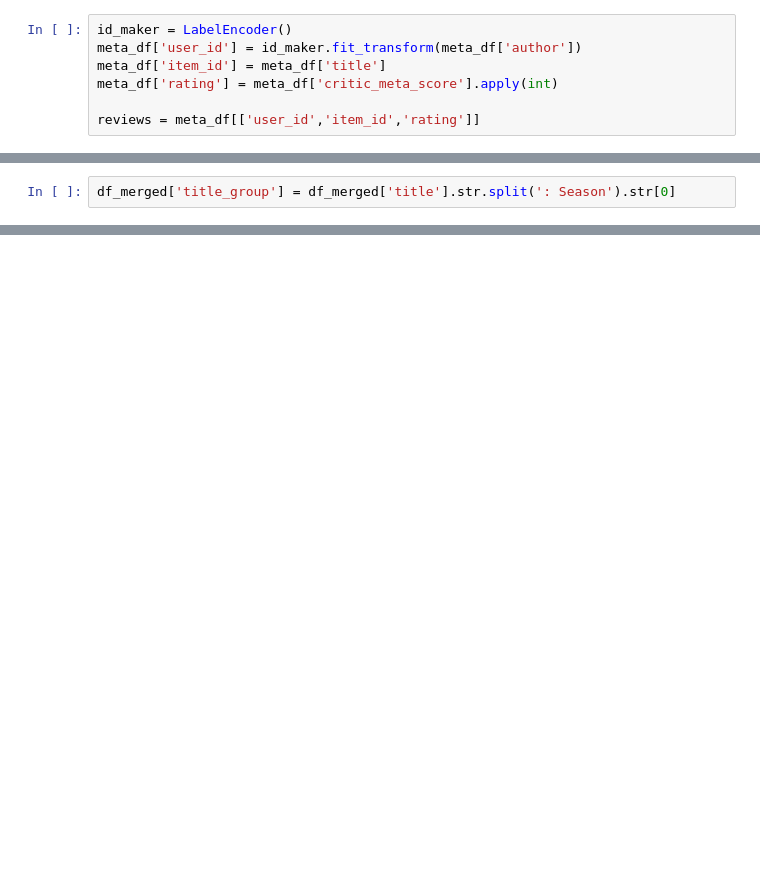
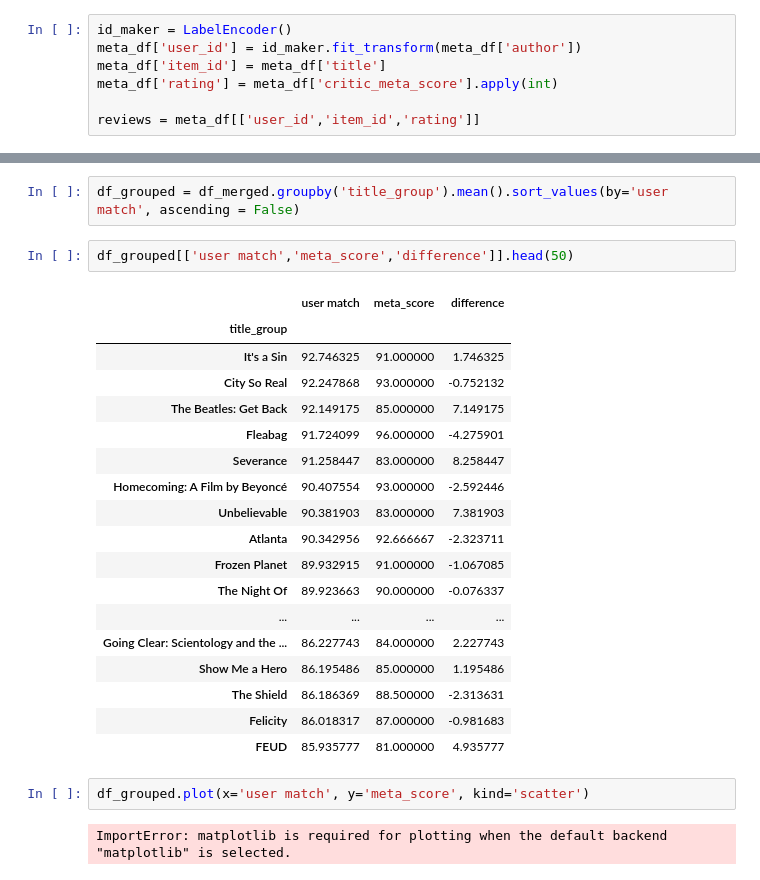
Before and after one commit to emileDesmaili/reco_system, a Jupyter notebook: metacritic EDA.ipynb, the cells around one changed output, grey strips where cells are left out. Cells and saved outputs as stored; diff of their text form; blank space fills up the shorter version.

```diff
--- a/metacritic EDA.ipynb
+++ b/metacritic EDA.ipynb
@@ -99,2 +79,0 @@ df_merged[['title','summary','user match','meta_score']].head(50)
-# %%
-df_merged['title_group'] = df_merged['title'].str.split(': Season').str[0]
@@ -123,0 +80,27 @@ df_grouped.head(50)
+# %%
+df_grouped = df_merged.groupby('title_group').mean().sort_values(by='user match', ascending = False)
+# %%
+df_grouped[['user match','meta_score','difference']].head(50)
+# %% [output]
+|  | user match | meta_score | difference |
+| title_group |  |  |  |
+| It's a Sin | 92.746325 | 91.000000 | 1.746325 |
+| City So Real | 92.247868 | 93.000000 | -0.752132 |
+| The Beatles: Get Back | 92.149175 | 85.000000 | 7.149175 |
+| Fleabag | 91.724099 | 96.000000 | -4.275901 |
+| Severance | 91.258447 | 83.000000 | 8.258447 |
+| Homecoming: A Film by Beyoncé | 90.407554 | 93.000000 | -2.592446 |
+| Unbelievable | 90.381903 | 83.000000 | 7.381903 |
+| Atlanta | 90.342956 | 92.666667 | -2.323711 |
+| Frozen Planet | 89.932915 | 91.000000 | -1.067085 |
+| The Night Of | 89.923663 | 90.000000 | -0.076337 |
+| ... | ... | ... | ... |
+| Going Clear: Scientology and the ... | 86.227743 | 84.000000 | 2.227743 |
+| Show Me a Hero | 86.195486 | 85.000000 | 1.195486 |
+| The Shield | 86.186369 | 88.500000 | -2.313631 |
+| Felicity | 86.018317 | 87.000000 | -0.981683 |
+| FEUD | 85.935777 | 81.000000 | 4.935777 |
+# %%
+df_grouped.plot(x='user match', y='meta_score', kind='scatter')
+# %% [output]
+ImportError: matplotlib is required for plotting when the default backend "matplotlib" is selected.
```
Also changed, not shown: parts of 9 cells of this notebook, 5 other files.
